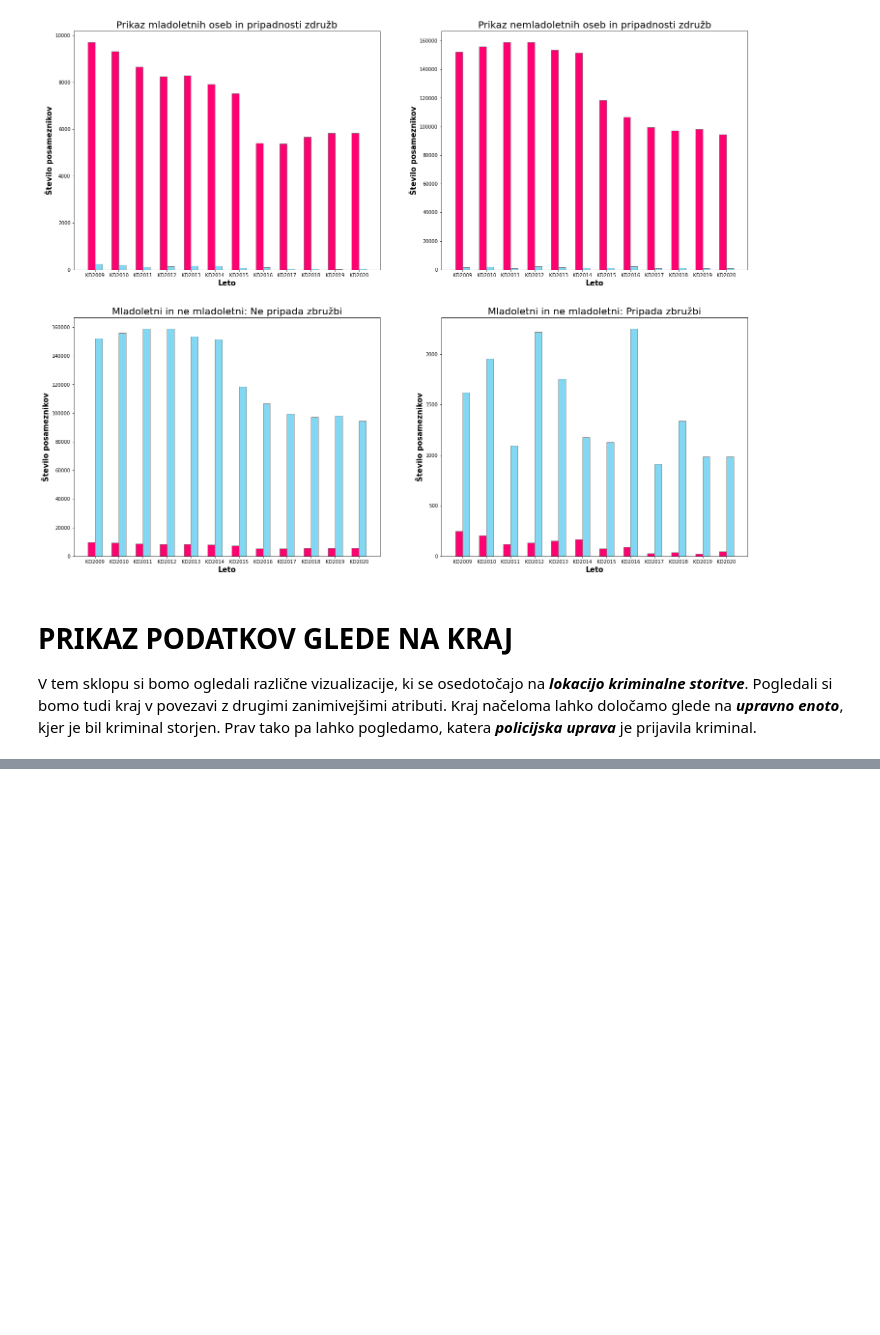
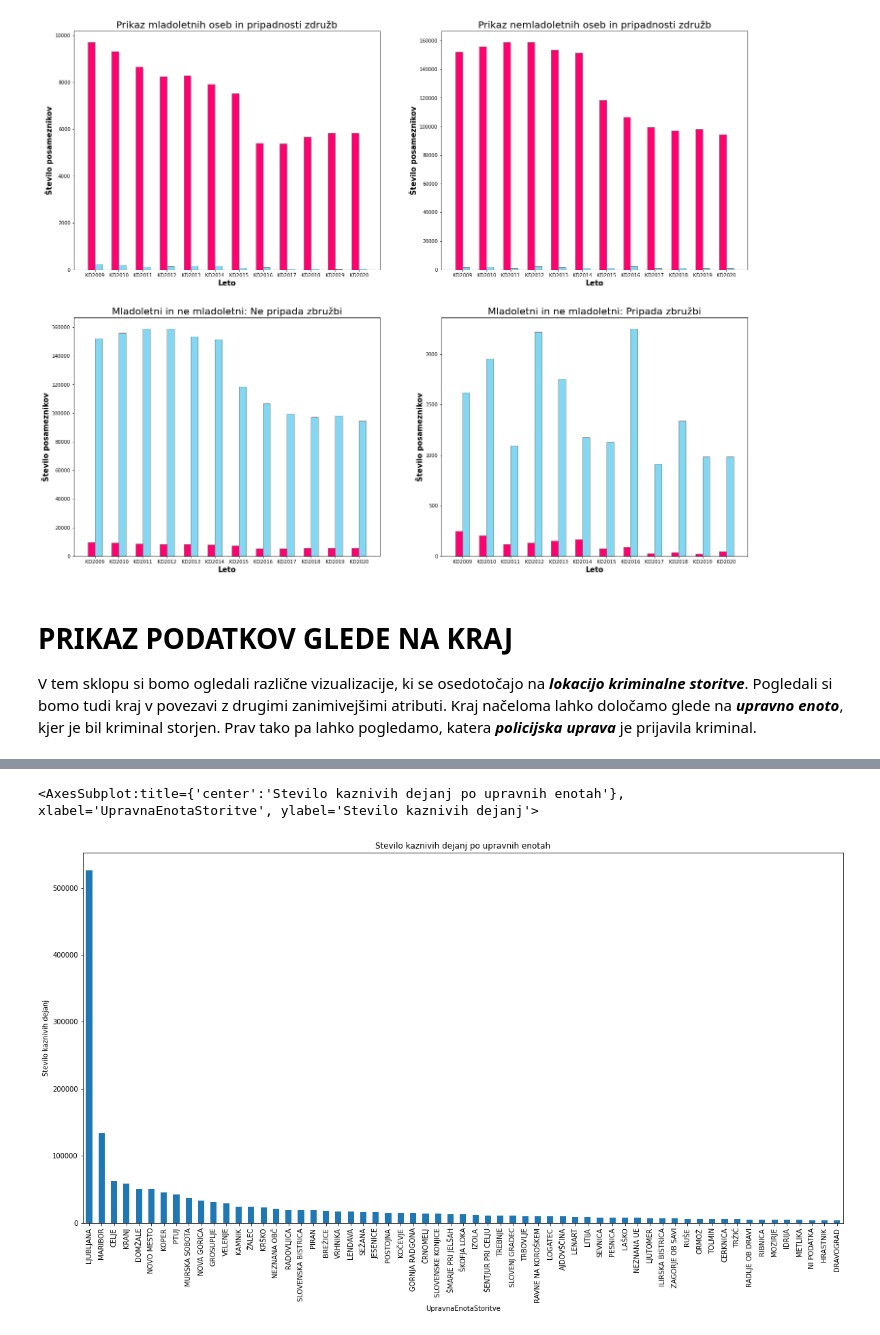
Before and after one commit to Nik-tech-cloud/PR22NGAMZ, a Jupyter notebook: seminar.ipynb, the cells around one changed output, grey strips where cells are left out. Saved outputs shown, nothing was run; the diff lists cells and outputs as text; code cells hidden in the pictures; blank space fills up the shorter version.

```diff
--- a/seminar.ipynb
+++ b/seminar.ipynb
@@ -337,0 +341,11 @@ Pogledali si bomo tudi kraj v povezavi z drugimi zanimivejšimi atributi. Kraj n
+# %%
+#TODO: make a function that merges all dataframes into one dataframe
+frames = [copy(dataframes_copy['KD2009'])]
+for i in range(10, 21):
+    frames.append(copy(dataframes_copy['KD20'+str(i)]))
+
+all_data = pd.concat(frames)
+# %%
+# this dataframe is the one used for the analysis
+full_KD = all_data
+full_KD
@@ -337,0 +366,24 @@ Pogledali si bomo tudi kraj v povezavi z drugimi zanimivejšimi atributi. Kraj n
+# %%
+# tu se naredi preslikava glede iz neberljive oblike datuma v berljivo obliko
+mesci = ['Januar', 'Februar', 'Marec', 'April', 'Maj', 'Junij', 'Julij', 'Avgust', 'September', 'Oktober', 'November', 'December']
+mesci2 = []
+leta = []
+
+for i in full_KD['MesecStoritve']:
+    mesec = str(i)[:-4]
+    leto = str(i)[-4:]
+
+    leta.append(leto)
+    mesci2.append(mesci[int(mesec) - 1])
+
+full_KD.rename(columns={'MesecStoritve': 'CasovnaOznaka'}, inplace=True)
+full_KD['MesecStoritve'] = mesci2
+full_KD['LetoStoritve'] = leta
+# %%
+full_KD['LetoStoritve'] = full_KD['LetoStoritve'].astype(int)
+# %%
+plt.figure(figsize=(20,10))
+full_KD.groupby(['UpravnaEnotaStoritve']).size().sort_values(ascending=False).plot(kind='bar', ylabel='Stevilo kaznivih dejanj', title='Stevilo kaznivih dejanj po upravnih enotah')
+# %% [output]
+<AxesSubplot:title={'center':'Stevilo kaznivih dejanj po upravnih enotah'}, xlabel='UpravnaEnotaStoritve', ylabel='Stevilo kaznivih dejanj'>
+[figure, added]
```
Also changed, not shown: parts of 13 cells of this notebook, 2 other files.
